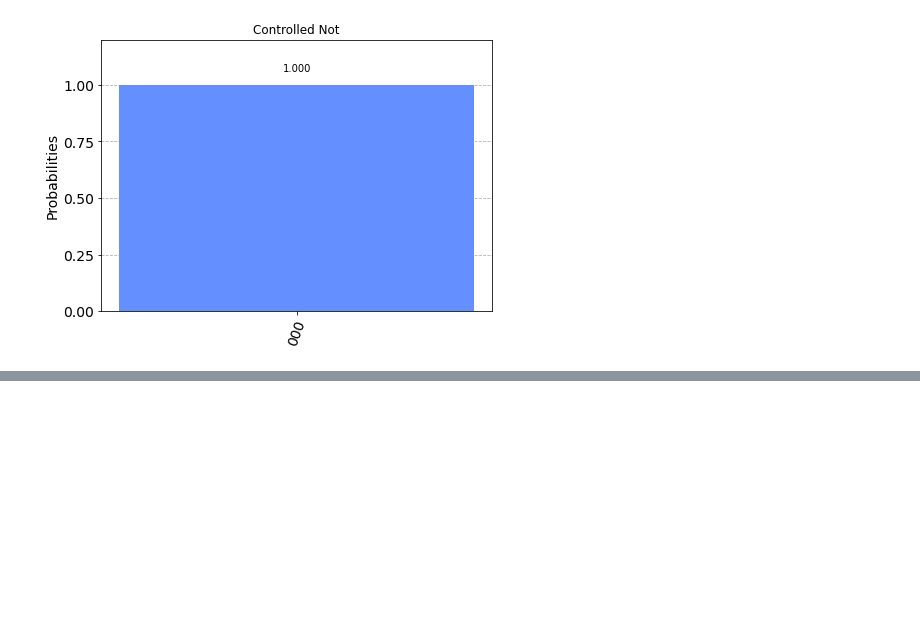
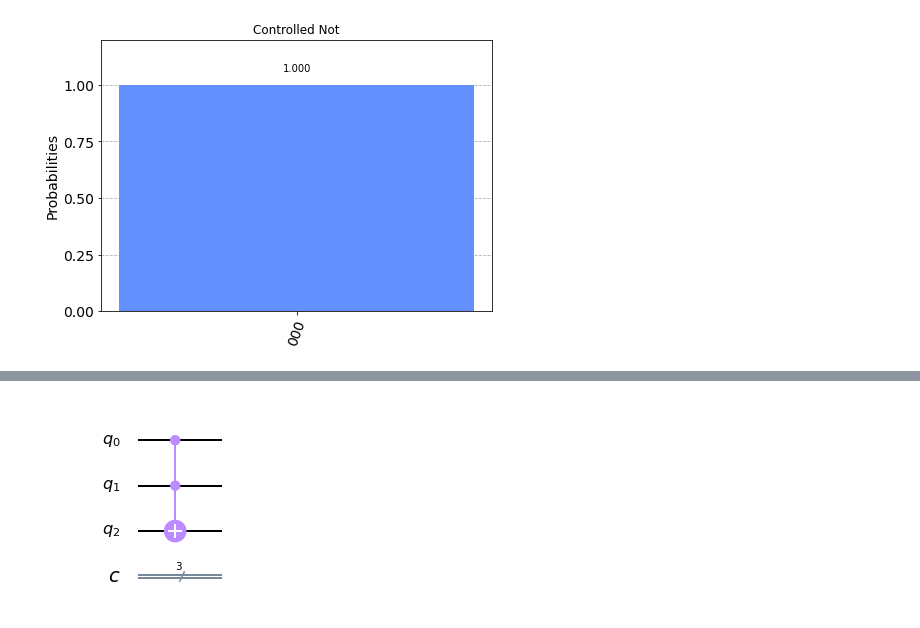
Before and after one commit to maggie-bao202/Quantum-Decoherence, a Jupyter notebook: main.ipynb, the cells around one changed output, grey strips where cells are left out. Drawn from its saved outputs; the diff is of its cells as text; code cells hidden in the pictures; blank space fills up the shorter version.

```diff
--- a/main.ipynb
+++ b/main.ipynb
@@ -100,0 +101,8 @@ plot_histogram(counts_noise, title="Controlled not gate with depolarizing noise
+# %%
+# Construct quantum circuit
+circ = QuantumCircuit(3, 3)
+# Toffoli with control qubits a and b and target t
+circ.ccx(0,1,2)
+circ.draw(output='mpl') #draw circuit
+# %% [output]
+[figure, added]
```
Also changed, not shown: parts of 13 cells of this notebook.
